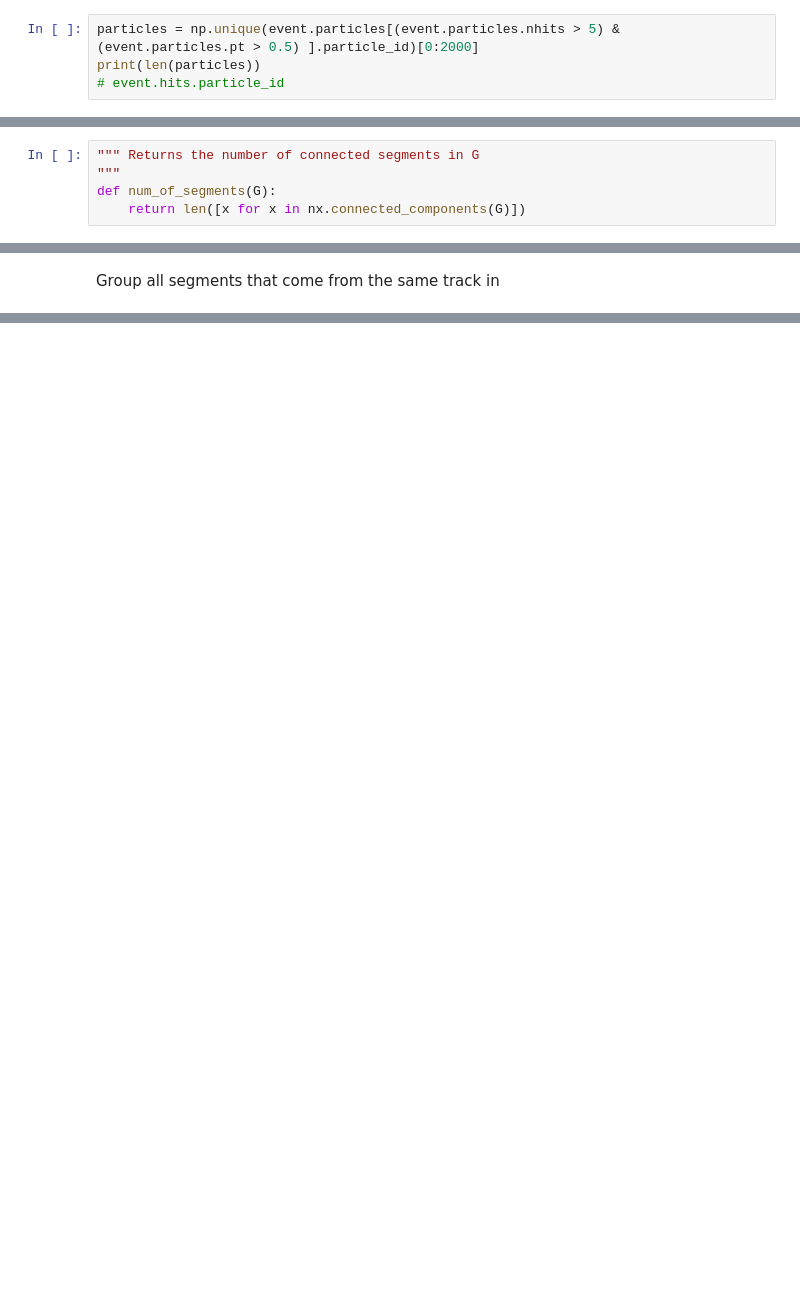
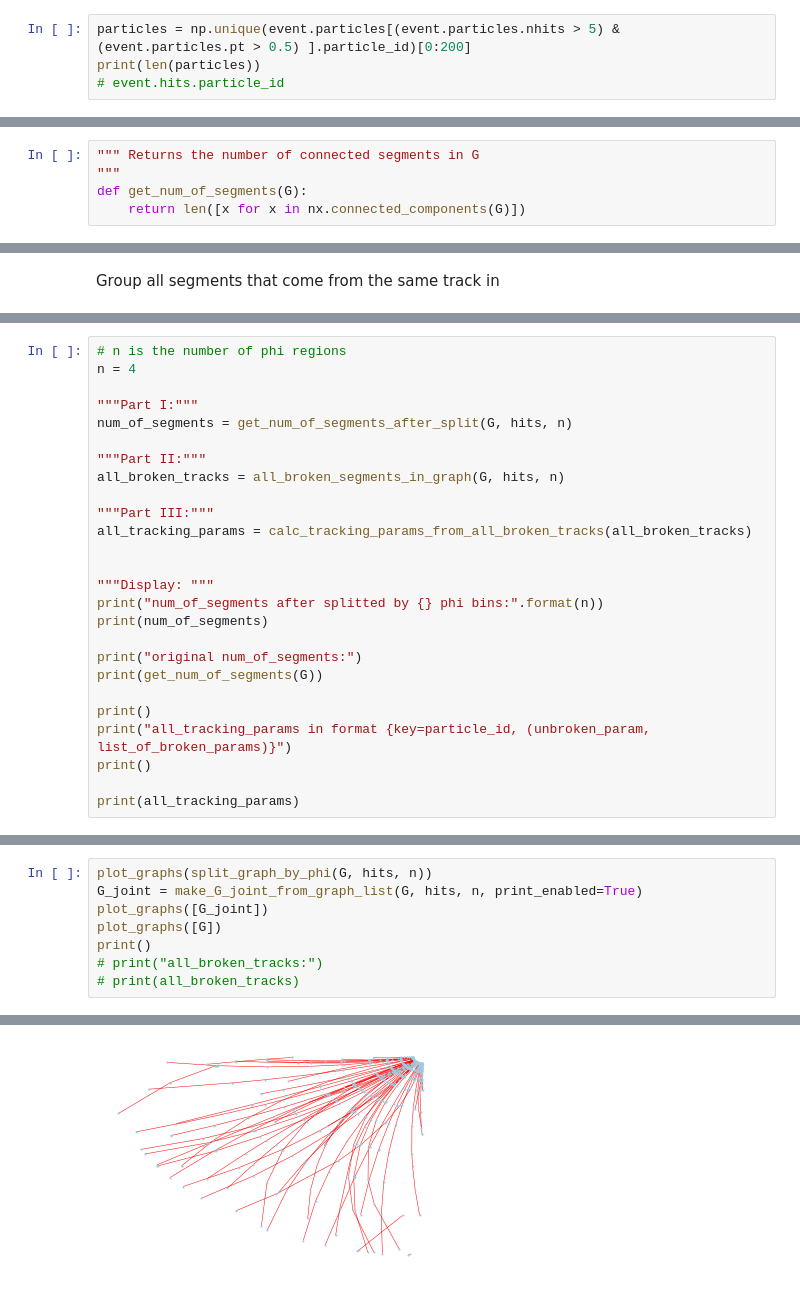
Before and after one commit to cliulinnaeus/heptrkx-gnn-tracking, a Jupyter notebook: code/plot_tracks.ipynb, the cells around one changed output, grey strips where cells are left out. Cells and saved outputs as stored; diff of their text form; blank space fills up the shorter version.

```diff
--- a/code/plot_tracks.ipynb
+++ b/code/plot_tracks.ipynb
@@ -39,7 +48,7 @@ event_hits = event.hits
 event_truth = event.truth
 event_particles = event.particles
 # %%
-particles = np.unique(event.particles[(event.particles.nhits > 5) & (event.particles.pt > 0.5) ].particle_id)[0:2000]
+particles = np.unique(event.particles[(event.particles.nhits > 5) & (event.particles.pt > 0.5) ].particle_id)[0:200]
 print(len(particles))
 # event.hits.particle_id
 # %% [output]
@@ -141,6 +145,6 @@ def plot_graphs(graph_list):
 # %%
 """ Returns the number of connected segments in G
 """
-def num_of_segments(G):
+def get_num_of_segments(G):
     return len([x for x in nx.connected_components(G)])
 # %%
@@ -459,0 +331,26 @@ array([-2143.7523004 , -1768.13687832, -1509.94450692, ...,
+# %%
+# n is the number of phi regions
+n = 4
+
+"""Part I:"""
+num_of_segments = get_num_of_segments_after_split(G, hits, n)
+
+"""Part II:"""
+all_broken_tracks = all_broken_segments_in_graph(G, hits, n)
+
+"""Part III:"""
+all_tracking_params = calc_tracking_params_from_all_broken_tracks(all_broken_tracks)
+
+
+"""Display: """
+print("num_of_segments after splitted by {} phi bins:".format(n))
+print(num_of_segments)
+
+print("original num_of_segments:")
+print(get_num_of_segments(G))
+
+print()
+print("all_tracking_params in format {key=particle_id, (unbroken_param, list_of_broken_params)}")
+print()
+
+print(all_tracking_params)
@@ -459,0 +366,9 @@ array([-2143.7523004 , -1768.13687832, -1509.94450692, ...,
+# %%
+plot_graphs(split_graph_by_phi(G, hits, n))
+G_joint = make_G_joint_from_graph_list(G, hits, n, print_enabled=True)
+plot_graphs([G_joint])
+plot_graphs([G])
+print()
+# print("all_broken_tracks:")
+# print(all_broken_tracks)
+# %% [output]
@@ -459,0 +384 @@ array([-2143.7523004 , -1768.13687832, -1509.94450692, ...,
+[figure, added]
```
Also changed, not shown: parts of 22 cells of this notebook.
